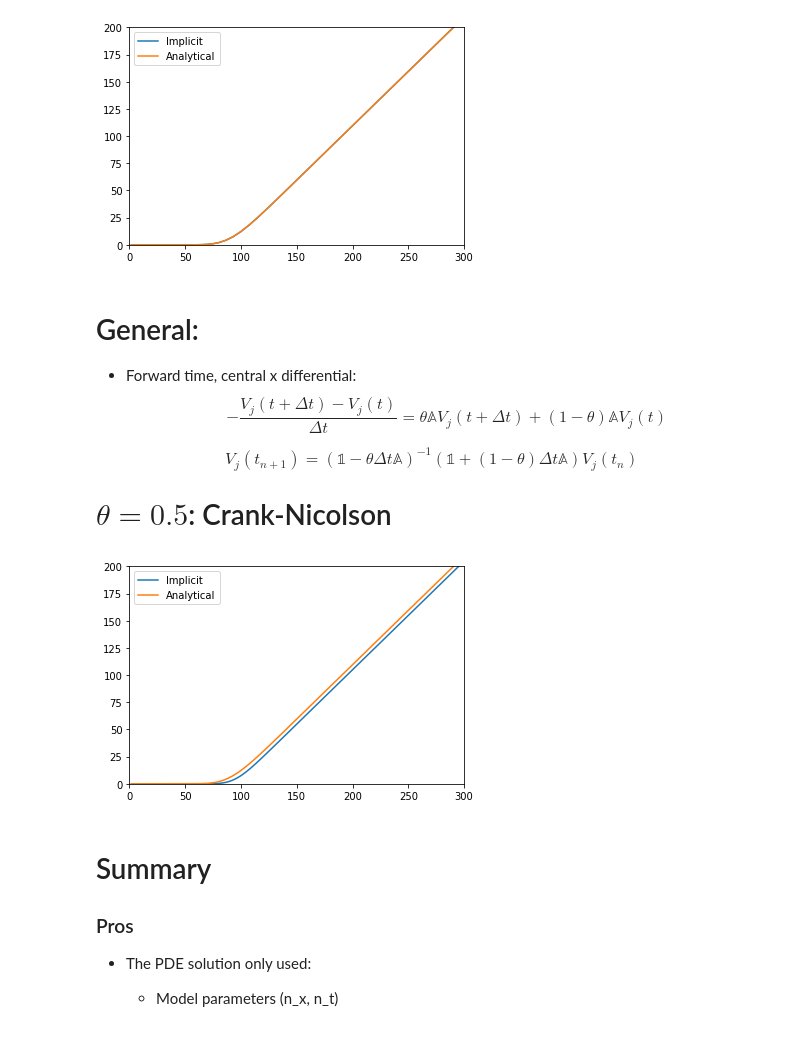
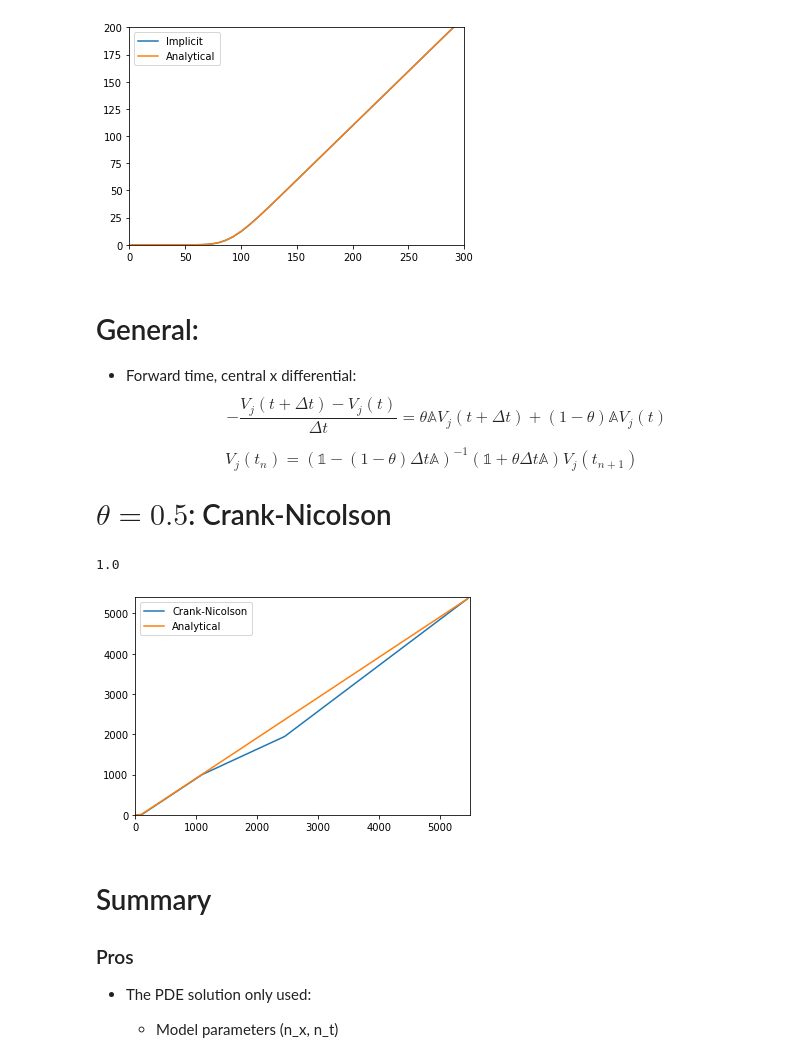
Before and after one commit to QuantCourseBP/QuantCourseBP, a Jupyter notebook: Lectures/05_Finite_method_intro/Finite_difference_method_intro_SOLUTION.ipynb, the cells around one changed output. Saved outputs shown, nothing was run; the diff lists cells and outputs as text; code cells hidden in the pictures.

Commit message:
Boundary description and add cheatsheet

```diff
--- a/Lectures/05_Finite_method_intro/Finite_difference_method_intro_SOLUTION.ipynb
+++ b/Lectures/05_Finite_method_intro/Finite_difference_method_intro_SOLUTION.ipynb
@@ -603,41 +603,44 @@ plt.show()
 * Forward time, central x differential:
 $$-\frac{V_j(t+\Delta t)-V_j(t)}{\Delta t} =\theta \mathbb{A} V_j(t+\Delta t) + (1-\theta)\mathbb{A}V_j(t)$$
 
-$$V_{j}(t_{n+1})=\left(\mathbb{1} -\theta\Delta t\mathbb{A}\right)^{-1}\left(\mathbb{1} + (1-\theta)\Delta t\mathbb{A}\right)V_{j}(t_{n})$$
+$$V_{j}(t_{n})=\left(\mathbb{1}-(1-\theta)\Delta t\mathbb{A}\right)^{-1}\left(\mathbb{1} + \theta\Delta t\mathbb{A}\right)V_{j}(t_{n+1})$$
 
 # $\theta=0.5$: Crank-Nicolson
 # %%
 def create_and_run_CN_BS(n_x, n_t):
+    theta=1.0
+    print(theta)
     dx = (x_max-x_min)/(n_x-1)
     dt = T/(n_t-1)
 
     cn_grid = np.zeros((n_x, n_t))
     cn_grid = call_boundary(cn_grid, dx, dt)
 
-    matrix1 = np.diag(np.ones(n_x)) + 0.5*dt*get_a(n_x, dx, R, SIGMA)
-    matrix2 = np.diag(np.ones(n_x)) - 0.5*dt*get_a(n_x, dx, R, SIGMA)
+    matrix1 = np.diag(np.ones(n_x)) - (1.-theta)*dt*get_a(n_x, dx, R, SIGMA)
+    matrix2 = np.diag(np.ones(n_x)) + theta*dt*get_a(n_x, dx, R, SIGMA)
 
     for n in range(1, n_t)[::-1]:
-        boundary = np.dot(matrix1, cn_grid[:,n-1])
+        boundary = np.dot(matrix2, cn_grid[:,n-1])
 #         print(boundary)
 #         boundary = np.zeros(n_S)
-        cn_grid[1:-1,n-1] = linalg.solve(matrix2[1:-1,1:-1], cn_grid[1:-1,n]-boundary[1:-1])
+        cn_grid[1:-1,n-1] = linalg.solve(matrix1[1:-1,1:-1], cn_grid[1:-1,n]-boundary[1:-1])
 
     return cn_grid
 # %%
-n_x, n_t = 111, 111
+n_x, n_t = 11, 11
 cn_solution = create_and_run_CN_BS(n_x,n_t)
 Spots = np.exp(np.linspace(x_min, x_max, n_x))*K
 cn_solution, Spots
 
-plt.plot(Spots, cn_solution[:,0], label="Implicit")
+plt.plot(Spots, cn_solution[:,0], label="Crank-Nicolson")
 plt.plot(Spots, black_scholes_eur_call(Spots, T), label="Analytical")
-plt.xlim(0, 3*K)
-plt.ylim(0,2*K)
+plt.xlim(0, 55*K)
+plt.ylim(0,54*K)
 plt.legend()
 plt.show()
 # %% [output]
+1.0
-[figure, old version]
+[figure, new version]
 # %% [markdown]
 # Summary
 ### Pros
```
Also changed, not shown: parts of 8 cells of this notebook, 1 other file.
